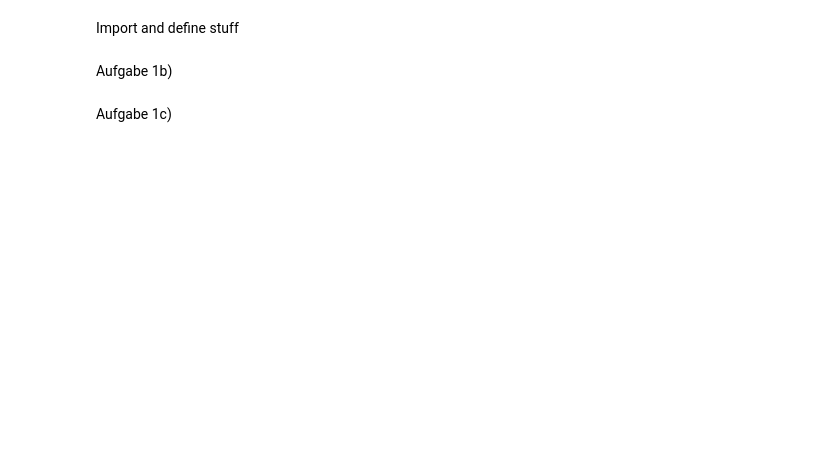
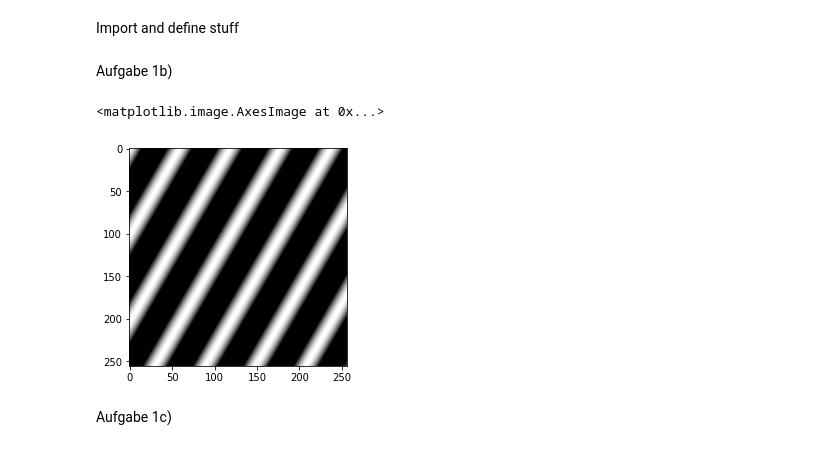
Before and after one commit to dichterbaer/SysBV, a Jupyter notebook: aufgabe3.ipynb, the cells around one changed output. Drawn from its saved outputs; the diff is of its cells as text; code cells hidden in the pictures; blank space fills up the shorter version.

```diff
--- a/aufgabe3.ipynb
+++ b/aufgabe3.ipynb
@@ -6,10 +6,12 @@ import cv2
 import pandas as pd
 import matplotlib.pyplot as plt
 from scipy import fftpack
+from matplotlib.colors import LogNorm
 
+#Aufgabe 1a
 def create_cos(N, alpha, beta, gamma):
     x = np.linspace(0, 1, N+1)
-    x = x[:-2]
+    x = x[:-1]
     X, Y = np.meshgrid(x, x)
     return np.cos(2*np.pi*(X*alpha + Y*beta + gamma))
 
@@ -27,12 +29,13 @@ Aufgabe 1b)
 # %%
 #Aufgabe 1b)
 a = 1/0.2*np.cos(np.pi/6)
 b = 1/0.2*np.sin(np.pi/6)
 c = 0
 
 cos_b = create_cos(256, a, b, c)
-cv2.imshow('bill cos_b', cos_b)
-cv2.waitKey()
-cv2.destroyAllWindows()
+plt.imshow(cos_b, norm=plt.Normalize(0, 1), cmap='gray')
+# %% [output]
+<matplotlib.image.AxesImage at 0x...>
+[figure, added]
 # %% [markdown]
 Aufgabe 1c)
```
Also changed, not shown: parts of 7 cells of this notebook.
